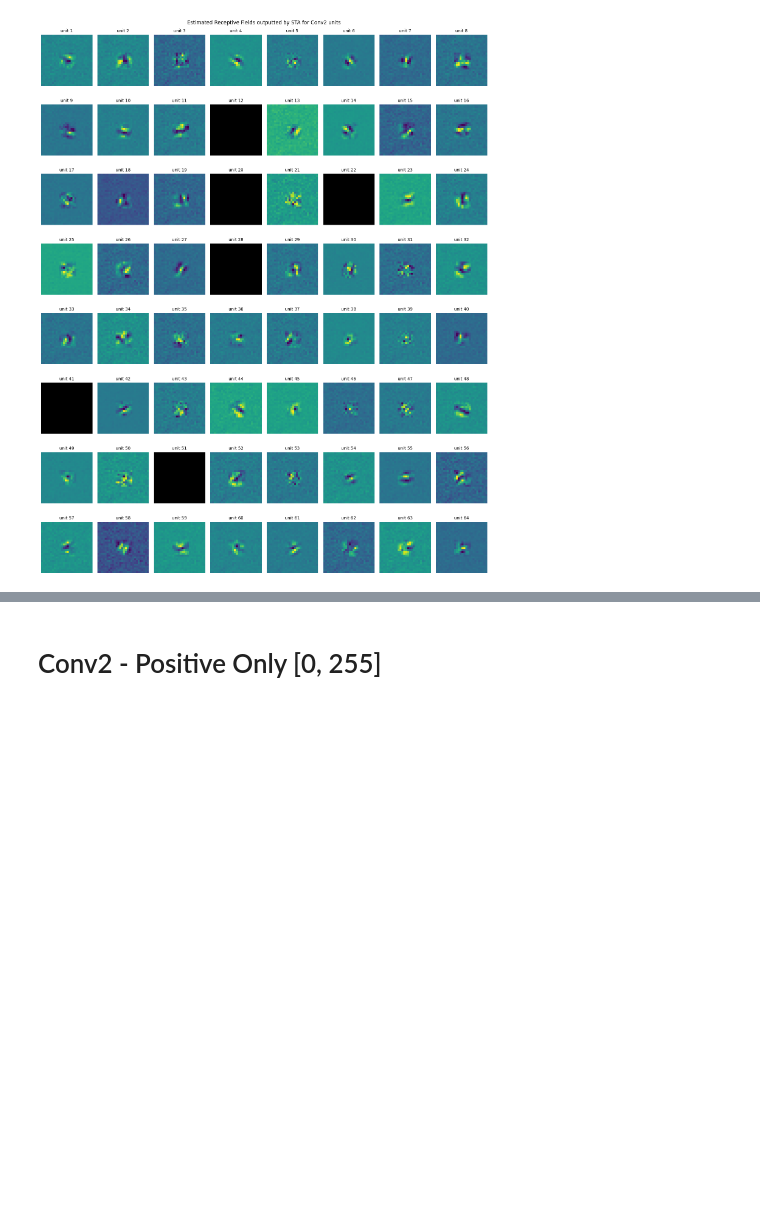
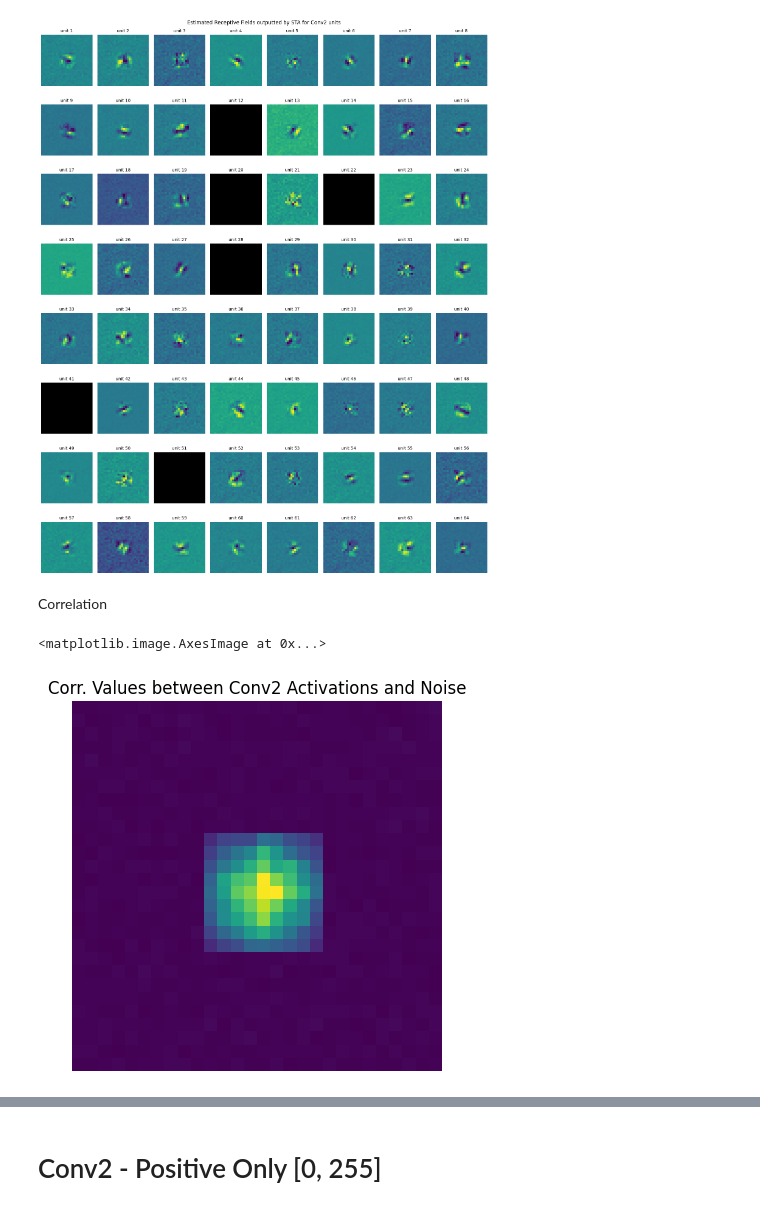
Before and after one commit to gurooria/ResponseWeightedAnalysis, a Jupyter notebook: MNIST_rf.ipynb, the cells around one changed output, grey strips where cells are left out. Cells and saved outputs as stored; diff of their text form; code cells hidden in the pictures; blank space fills up the shorter version.

```diff
--- a/MNIST_rf.ipynb
+++ b/MNIST_rf.ipynb
@@ -472,3 +544,28 @@ plt.gcf().set_size_inches(15, 19)
 plt.show()
 # %% [output]
 [figure]
+# %% [markdown]
+Correlation
+# %%
+# calculate the correlation between act_conv1 and each pixel value of noise1
+correlation = np.zeros((noise2.shape[1], noise2.shape[2])) # mask to store the correlation values
+
+# go through each pixel value of noise1
+with tqdm(total=act_conv2.shape[0]*noise2.shape[1]*noise2.shape[2]) as pbar:
+    for i in range(act_conv2.shape[0]):
+        for j in range(noise2.shape[1]):
+            for k in range(noise2.shape[2]):
+                correlation[j, k] += abs(np.corrcoef(act_conv2[i].flatten(), noise2[:, j, k].flatten())[0, 1])
+                pbar.update(1)
+
+# get the average correlation value
+correlation = correlation / act_conv2.shape[0]
+# %%
+# shows the correlation values as a plot
+to_show = (correlation - correlation.min()) / (correlation.max() - correlation.min()) # normalise to [0, 1]
+plt.axis('off')
+plt.title('Corr. Values between Conv2 Activations and Noise')
+plt.imshow(to_show)
+# %% [output]
+<matplotlib.image.AxesImage at 0x...>
+[figure, added]
```
Also changed, not shown: parts of 15 cells of this notebook.
